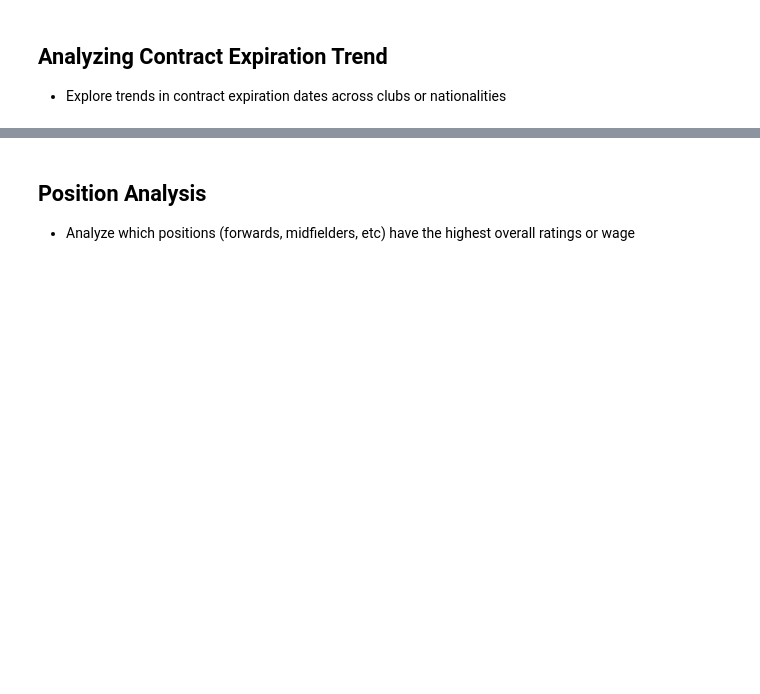
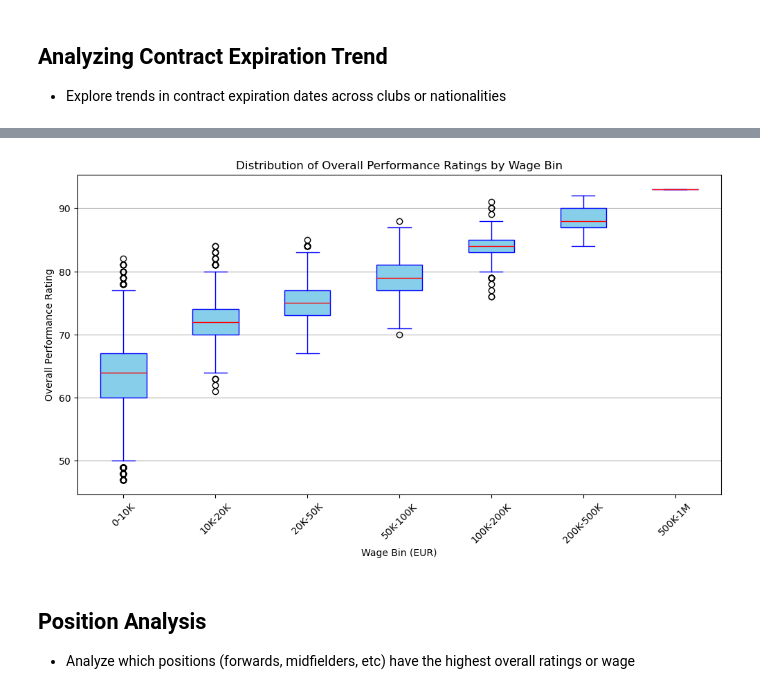
Before and after one commit to hiepxuanho/MSU-Project1, a Jupyter notebook: fifa21.ipynb, the cells around one changed output, grey strips where cells are left out. Drawn from its saved outputs; the diff is of its cells as text; code cells hidden in the pictures; blank space fills up the shorter version.

```diff
--- a/fifa21.ipynb
+++ b/fifa21.ipynb
@@ -114,3 +189,19 @@ Length: 109, dtype: int64
+# %%
+# Create a boxplot for Wages
+box_data = [df_performance[df_performance['wage_bin'] == label]['overall'] for label in wage_labels]
+
+plt.figure(figsize=(12, 6))
+plt.boxplot(box_data, labels=wage_labels, patch_artist=True, boxprops=dict(facecolor='skyblue', color='blue'),
+            medianprops=dict(color='red'), whiskerprops=dict(color='blue'), capprops=dict(color='blue'))
+
+plt.title('Distribution of Overall Performance Ratings by Wage Bin')
+plt.xlabel('Wage Bin (EUR)')
+plt.ylabel('Overall Performance Rating')
+plt.xticks(rotation=45)
+plt.grid(axis='y')
+plt.show()
+# %% [output]
+[figure, added]
 # %% [markdown]
 ## Position Analysis
 - Analyze which positions (forwards, midfielders, etc) have the highest overall ratings or wage
```
Also changed, not shown: parts of 16 cells of this notebook.
